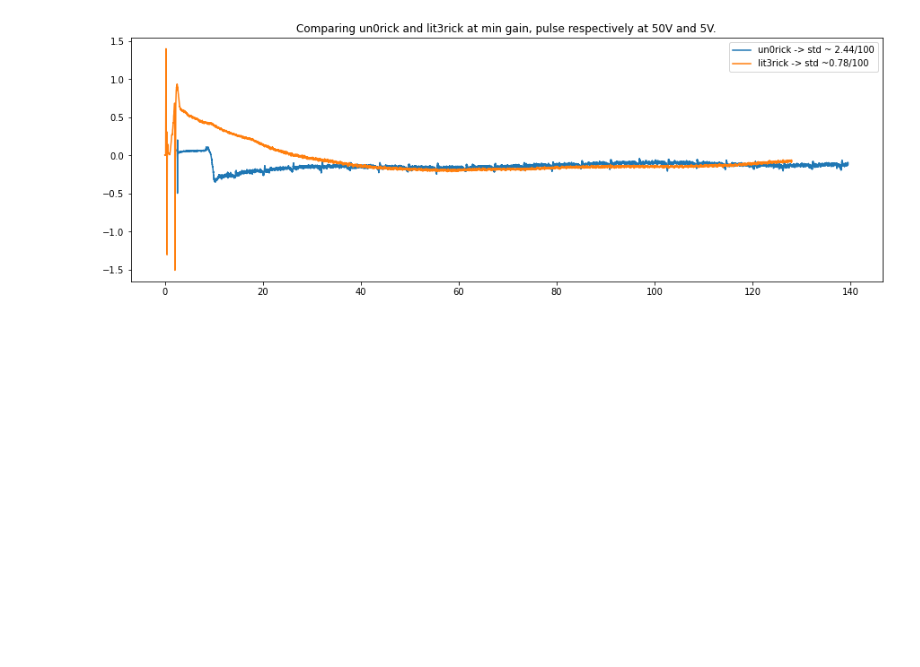
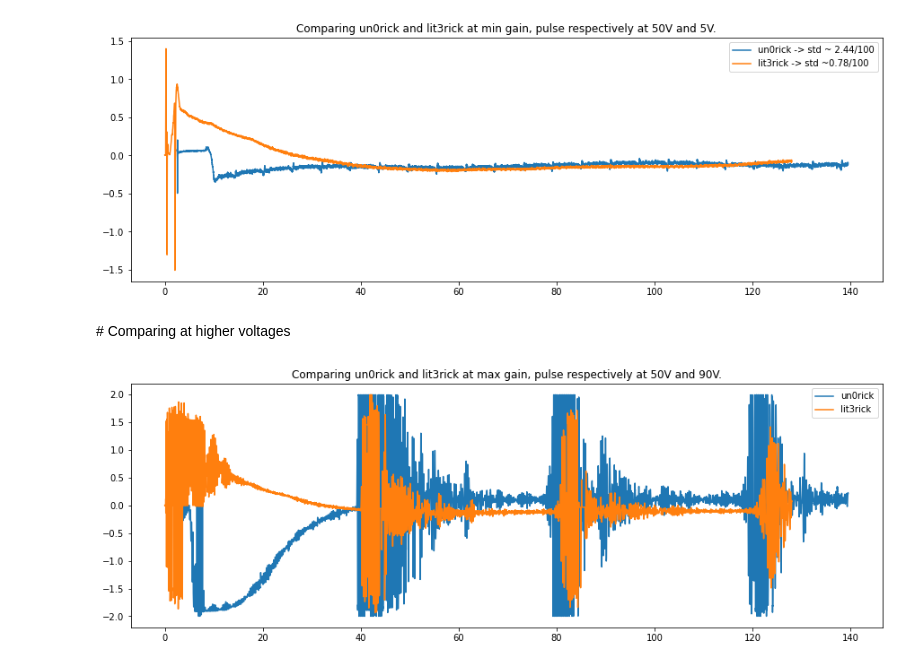
Before and after one commit to kelu124/lit3rick, a Jupyter notebook: sample_acqs/0.CompareAcqs.ipynb, the cells around one changed output. Drawn from its saved outputs; the diff is of its cells as text; code cells hidden in the pictures; blank space fills up the shorter version.

```diff
--- a/sample_acqs/0.CompareAcqs.ipynb
+++ b/sample_acqs/0.CompareAcqs.ipynb
@@ -13,5 +13,15 @@ with open('un0rick_50v/un0rick.pkl', 'rb') as fp:
 with open('lit3rick_5v/lit3rick.pkl', 'rb') as fp:
     lit3rick = pickle.load(fp)
 
+with open('lit3rick_90V/lit3rick90V_NegativePulse.pkl', 'rb') as fp:
+    lit3rick90 = pickle.load(fp)
+
+with open('lit3rick_90V/lit3rick90V_PositivePulse.pkl', 'rb') as fp:
+    pos = pickle.load(fp)
+with open('lit3rick_90V/lit3rick90V_NegativePulse.pkl', 'rb') as fp:
+    neg = pickle.load(fp)
+with open('lit3rick_90V/lit3rick90V_pulsewidth.pkl', 'rb') as fp:
+    wid = pickle.load(fp)
+
 print(un0rick.keys(),"\n\n",lit3rick.keys())
 # %% [output]
@@ -50,3 +60,15 @@ plt.savefig("compare_noise.jpg")
 plt.show()
 # %% [output]
 [figure]
+# %% [markdown]
+# Comparing at higher voltages
+# %%
+plt.figure(figsize=(15,5))
+plt.plot(un0rick["t"],un0rick[1000],label="un0rick")
+plt.plot(lit3rick["t"],lit3rick90[(1,500)],label="lit3rick")
+plt.title("Comparing un0rick and lit3rick at max gain, pulse respectively at 50V and 90V.")
+plt.legend()
+plt.savefig("compare_maxgain_90V.jpg")
+plt.show()
+# %% [output]
+[figure, added]
```
Also changed, not shown: parts of 9 cells of this notebook, 7 other files.
